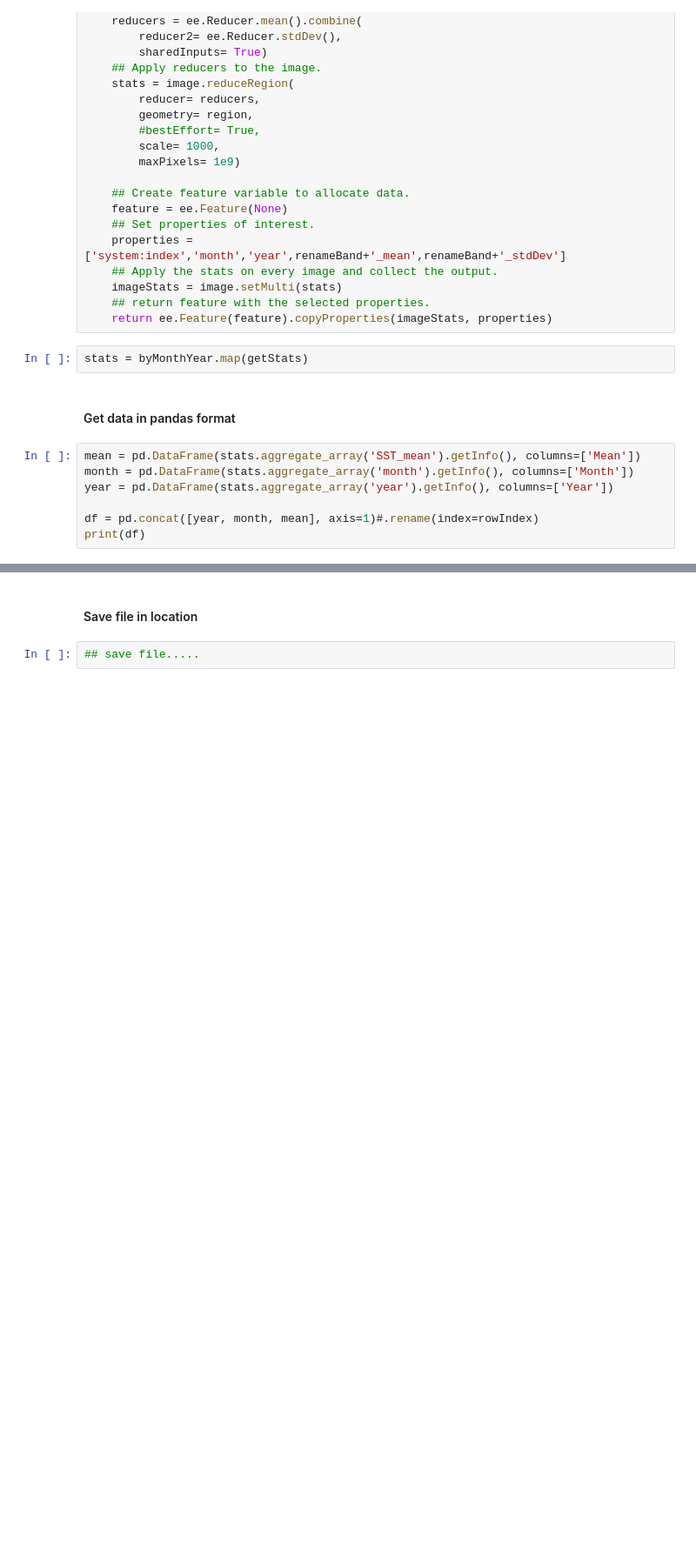
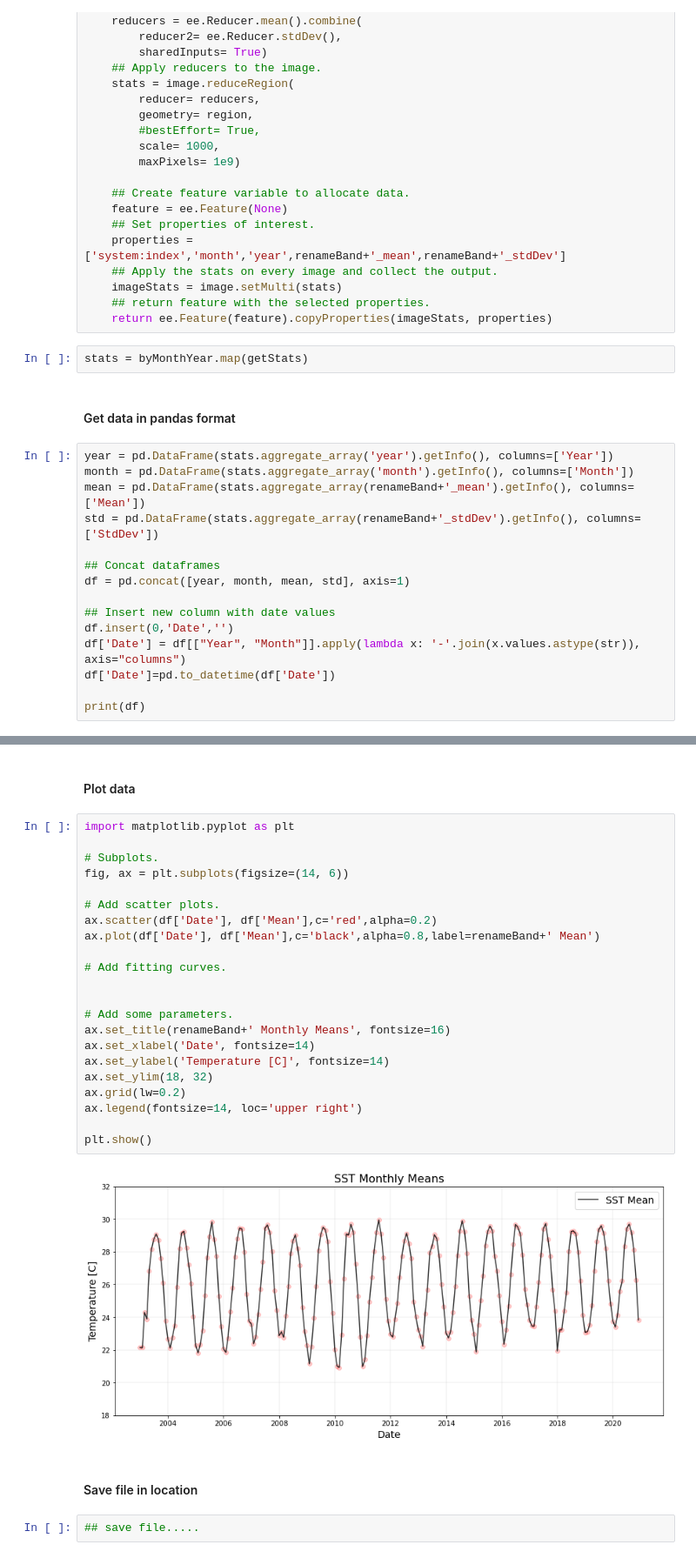
Before and after one commit to USF-IMARS/python-tech-workgroup, a Jupyter notebook: project_notebooks/GEE_modis_monthly_means.ipynb, the cells around one changed output, grey strips where cells are left out. Shown at 87% size. Saved outputs shown, nothing was run; the diff lists cells and outputs as text; blank space fills up the shorter version.

```diff
--- a/project_notebooks/GEE_modis_monthly_means.ipynb
+++ b/project_notebooks/GEE_modis_monthly_means.ipynb
@@ -129,10 +126,18 @@ stats = byMonthYear.map(getStats)
 # %% [markdown]
 #### Get data in pandas format
 # %%
-mean = pd.DataFrame(stats.aggregate_array('SST_mean').getInfo(), columns=['Mean'])
+year = pd.DataFrame(stats.aggregate_array('year').getInfo(), columns=['Year'])
 month = pd.DataFrame(stats.aggregate_array('month').getInfo(), columns=['Month'])
-year = pd.DataFrame(stats.aggregate_array('year').getInfo(), columns=['Year'])
+mean = pd.DataFrame(stats.aggregate_array(renameBand+'_mean').getInfo(), columns=['Mean'])
+std = pd.DataFrame(stats.aggregate_array(renameBand+'_stdDev').getInfo(), columns=['StdDev'])
 
-df = pd.concat([year, month, mean], axis=1)#.rename(index=rowIndex)
+## Concat dataframes
+df = pd.concat([year, month, mean, std], axis=1)
+
+## Insert new column with date values
+df.insert(0,'Date','')
+df['Date'] = df[["Year", "Month"]].apply(lambda x: '-'.join(x.values.astype(str)), axis="columns")
+df['Date']=pd.to_datetime(df['Date'])
+
 print(df)
 # %% [output]
@@ -153,3 +158,29 @@ print(df)
+# %% [markdown]
+#### Plot data
+# %%
+import matplotlib.pyplot as plt
+
+# Subplots.
+fig, ax = plt.subplots(figsize=(14, 6))
+
+# Add scatter plots.
+ax.scatter(df['Date'], df['Mean'],c='red',alpha=0.2)
+ax.plot(df['Date'], df['Mean'],c='black',alpha=0.8,label=renameBand+' Mean')
+
+# Add fitting curves.
+
+
+# Add some parameters.
+ax.set_title(renameBand+' Monthly Means', fontsize=16)
+ax.set_xlabel('Date', fontsize=14)
+ax.set_ylabel('Temperature [C]', fontsize=14)
+ax.set_ylim(18, 32)
+ax.grid(lw=0.2)
+ax.legend(fontsize=14, loc='upper right')
+
+plt.show()
+# %% [output]
+[figure, added]
 # %% [markdown]
 #### Save file in location
 # %%
```
Also changed, not shown: parts of 3 cells of this notebook.
